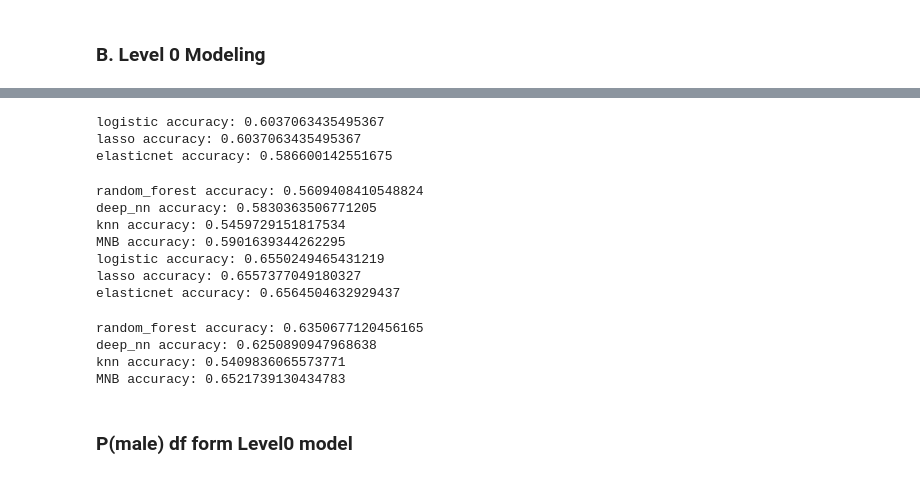
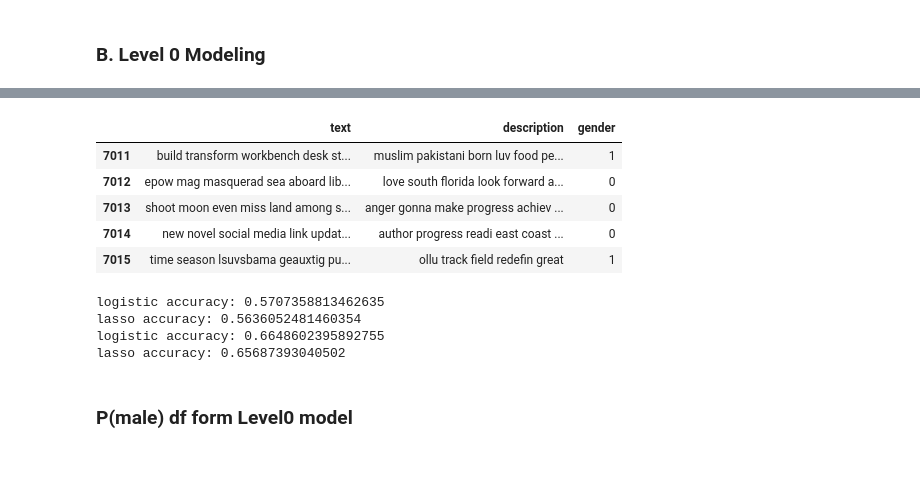
Before and after one commit to Liam-LT/NLP-TweetProfiler, a Jupyter notebook: Model1.ipynb, the cells around one changed output, grey strips where cells are left out. Cells and saved outputs as stored; diff of their text form; code cells hidden in the pictures.

```diff
--- a/Model1.ipynb
+++ b/Model1.ipynb
@@ -536,3 +536,12 @@ m2_df_level0_train.head(3)
+# %%
+m2_df_level0_test.head(5)
+# %% [output]
+|  | text | description | gender |
+| 7011 | build transform workbench desk st... | muslim pakistani born luv food pe... | 1 |
+| 7012 | epow mag masquerad sea aboard lib... | love south florida look forward a... | 0 |
+| 7013 | shoot moon even miss land among s... | anger gonna make progress achiev ... | 0 |
+| 7014 | new novel social media link updat... | author progress readi east coast ... | 0 |
+| 7015 | time season lsuvsbama geauxtig pu... | ollu track field redefin great | 1 |
 # %%
 def text_vec_convert2(X_train, X_test):
     vectorizer = CountVectorizer(ngram_range = (1,1))
@@ -585,25 +604,15 @@ def m2_lv0_wrap(X_train, X_test, y_train):
 # %%
 # y_test remains secret to clfs
-m2_prediction_text = m2_lv0_wrap(m2_df_level0_train['text'], m2_df_level0_test['text'],
+m2_prediction_text, m2_subpred_text = m2_lv0_wrap(m2_df_level0_train['text'], m2_df_level0_test['text'],
                                  m2_df_level0_train['gender'])
 
-m2_prediction_desc = m2_lv0_wrap(m2_df_level0_train['description'], m2_df_level0_test['description'],
+m2_prediction_desc, m2_subpred_desc = m2_lv0_wrap(m2_df_level0_train['description'], m2_df_level0_test['description'],
                                  m2_df_level0_train['gender'])
 # %% [output]
-logistic accuracy: 0.6037063435495367
-lasso accuracy: 0.6037063435495367
-elasticnet accuracy: 0.586600142551675
+logistic accuracy: 0.5707358813462635
+lasso accuracy: 0.5636052481460354
+logistic accuracy: 0.6648602395892755
+lasso accuracy: 0.65687393040502
-random_forest accuracy: 0.5609408410548824
-deep_nn accuracy: 0.5830363506771205
-knn accuracy: 0.5459729151817534
-MNB accuracy: 0.5901639344262295
-logistic accuracy: 0.6550249465431219
-lasso accuracy: 0.6557377049180327
-elasticnet accuracy: 0.6564504632929437
-random_forest accuracy: 0.6350677120456165
-deep_nn accuracy: 0.6250890947968638
-knn accuracy: 0.5409836065573771
-MNB accuracy: 0.6521739130434783
 # %% [markdown]
 ### P(male) df form Level0 model
 # %%
```
Also changed, not shown: parts of 25 cells of this notebook.
